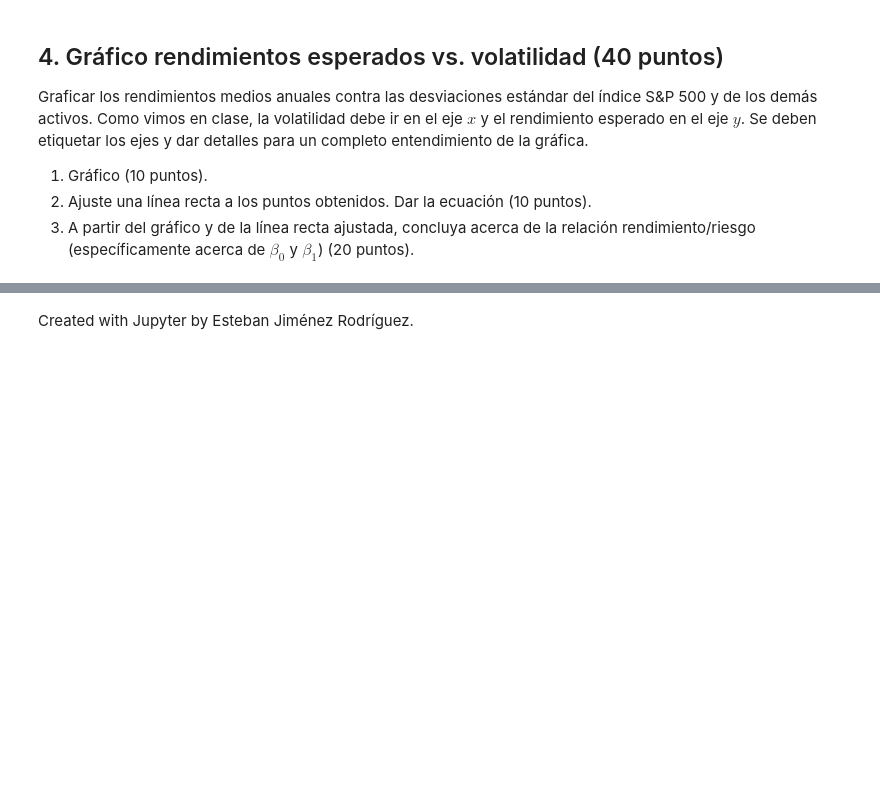
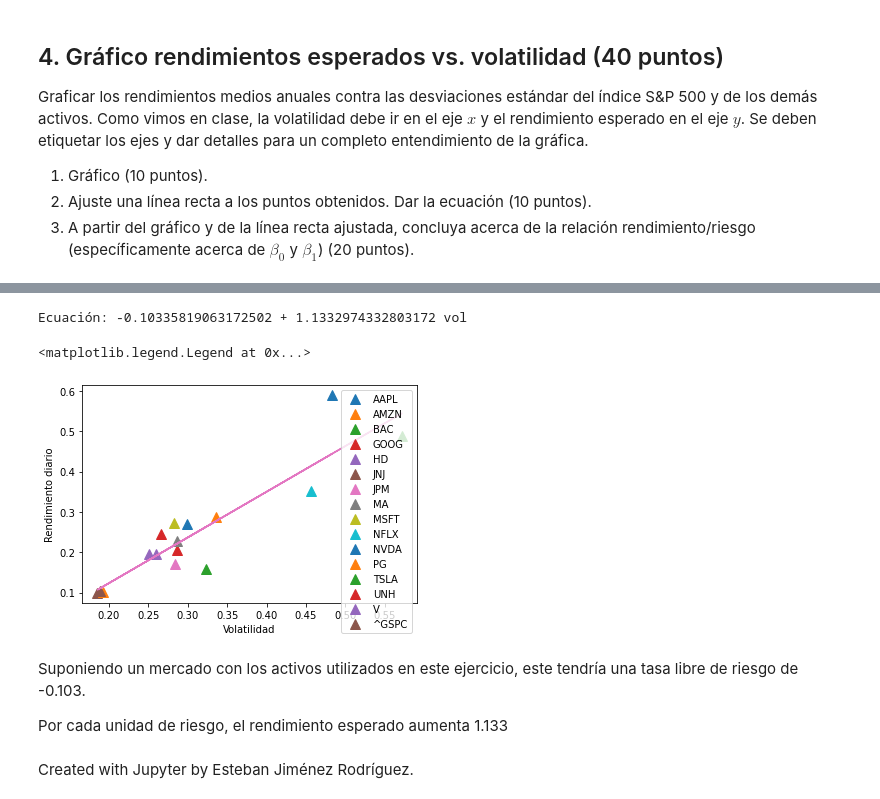
Before and after one commit to Eddiefans/Portafolios_de_inversion, a Jupyter notebook: Git propio/Modulo1/Tarea3_MidiendoRendimientoRiesgo.ipynb, the cells around one changed output, grey strips where cells are left out. Drawn from its saved outputs; the diff is of its cells as text; code cells hidden in the pictures; blank space fills up the shorter version.

```diff
--- a/Git propio/Modulo1/Tarea3_MidiendoRendimientoRiesgo.ipynb
+++ b/Git propio/Modulo1/Tarea3_MidiendoRendimientoRiesgo.ipynb
@@ -46,3 +133,27 @@ Graficar los rendimientos medios anuales contra las desviaciones estándar del
+# %%
+from sklearn.linear_model import LinearRegression
+
+model = LinearRegression()
+model.fit(X=annual_data.iloc[1].values.reshape([-1, 1]), y=annual_data.iloc[0].values)
+b = [model.intercept_, model.coef_[0]]
+print("Ecuación: {} + {} vol".format(b[0], b[1]))
+
+for i in range(len(annual_data.axes[1])):
+    pt.plot(annual_data.iloc[1, i], annual_data.iloc[0, i], "^", ms=10, label=annual_data.columns[i])
+
+pt.plot(annual_data.iloc[1].values, model.predict(annual_data.iloc[1].values.reshape([-1, 1])))
+
+pt.xlabel("Volatilidad")
+pt.ylabel("Rendimiento diario")
+pt.legend()
+# %% [output]
+Ecuación: -0.10335819063172502 + 1.1332974332803172 vol
+<matplotlib.legend.Legend at 0x...>
+[figure, added]
+# %% [markdown]
+Suponiendo un mercado con los activos utilizados en este ejercicio, este tendría una tasa libre de riesgo de -0.103.
+
+Por cada unidad de riesgo, el rendimiento esperado aumenta 1.133
 # %% [markdown]
 <script>
   $(document).ready(function(){
```
Also changed, not shown: parts of 8 cells of this notebook, 2 other files.
